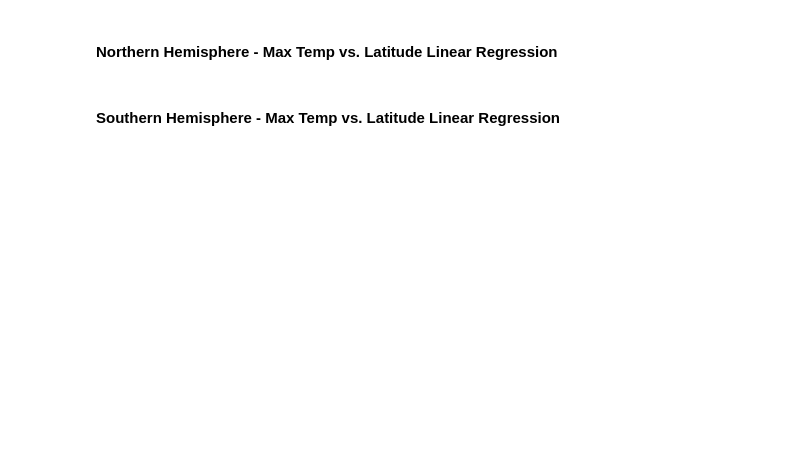
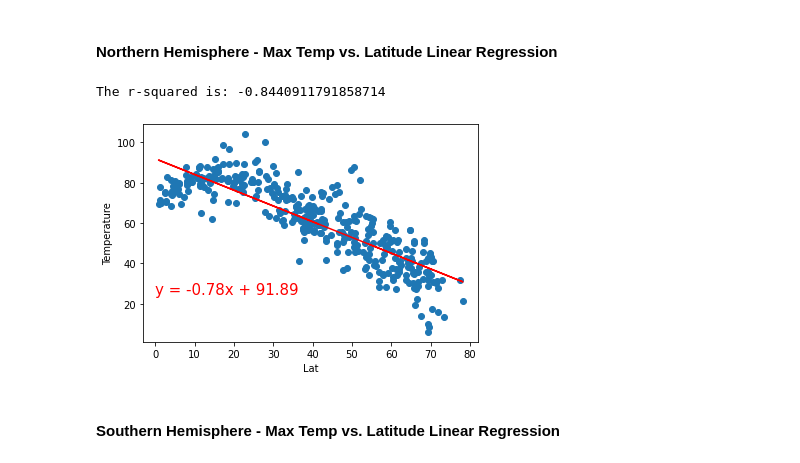
Before and after one commit to Okyere82/Python_API_Challenge, a Jupyter notebook: WeatherPy/WeatherPy.ipynb, the cells around one changed output. Cells and saved outputs as stored; diff of their text form; code cells hidden in the pictures; blank space fills up the shorter version.

```diff
--- a/WeatherPy/WeatherPy.ipynb
+++ b/WeatherPy/WeatherPy.ipynb
@@ -215,2 +232,23 @@ plt.show()
 # %% [markdown]
 ## Linear Regression
+# %%
+def plotLinearRegression(xdata,ydata,xlbl,ylbl,lblpos,ifig):
+    (slope, intercept, rvalue, pvalue, stderr) = linregress(xdata, ydata)
+    print(f"The r-squared is: {rvalue}")
+    regress_values = xdata * slope + intercept
+    line_eq = "y = " + str(round(slope,2)) + "x + " + str(round(intercept,2))
+
+    plt.scatter(xdata,ydata)
+    plt.plot(xdata,regress_values,"r-")
+    plt.annotate(line_eq,lblpos,fontsize=15,color="red")
+    plt.xlabel(xlbl)
+    plt.ylabel(ylbl)
+   # plt.savefig(f"output_data/fig{ifig}.png")
+    plt.show()
+# %%
+# Creating North and South Hemisphere DataFrames
+data = cities_data_df['Lat'] > 0
+north_hemisphere = cities_data_df[data]
+south_hemisphere = cities_data_df[~data]
+north_hemisphere.head()
+south_hemisphere.head()
@@ -217,4 +262,12 @@ plt.show()
 # %% [markdown]
 ####  Northern Hemisphere - Max Temp vs. Latitude Linear Regression
+# %%
+x_label = "Lat"
+y_label = "Temperature"
+label_position = (0,25)
+plotLinearRegression(north_hemisphere[x_label],north_hemisphere[y_label],x_label,y_label,label_position,5)
+# %% [output]
+The r-squared is: -0.8440911791858714
+[figure, added]
 # %% [markdown]
 ####  Southern Hemisphere - Max Temp vs. Latitude Linear Regression
```
Also changed, not shown: parts of 3 cells of this notebook.
